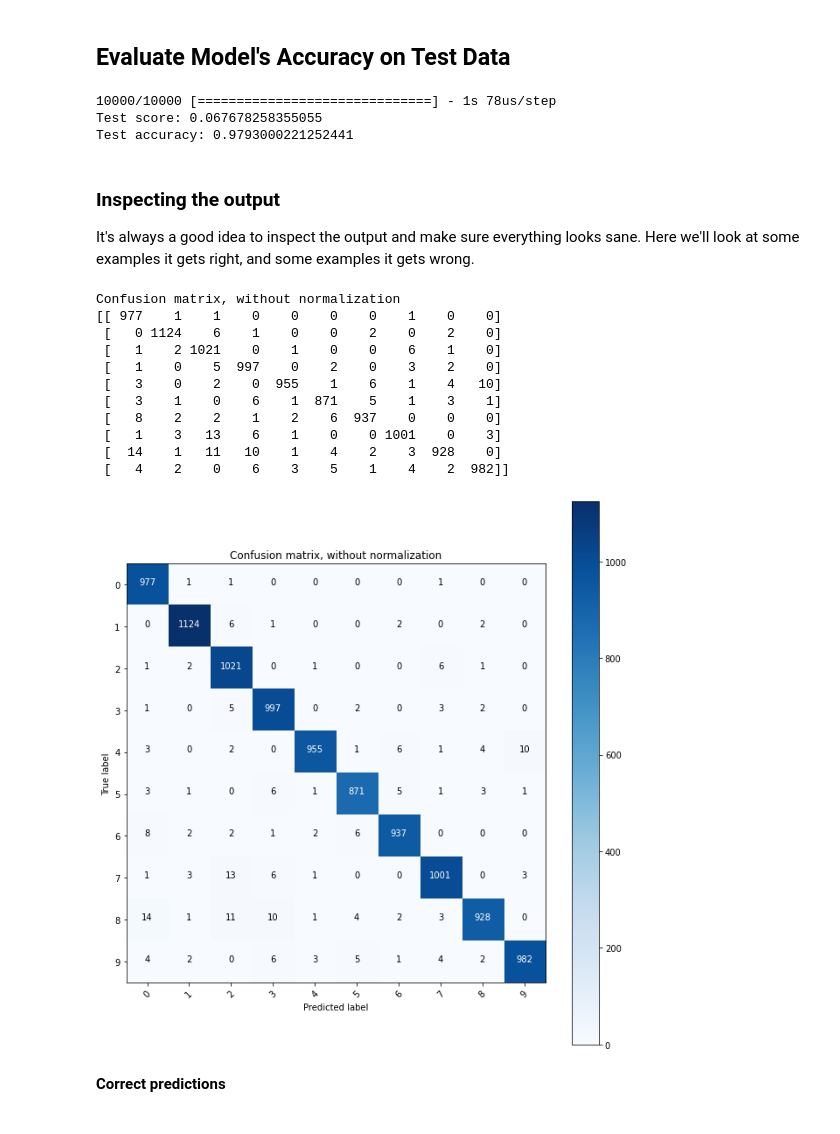
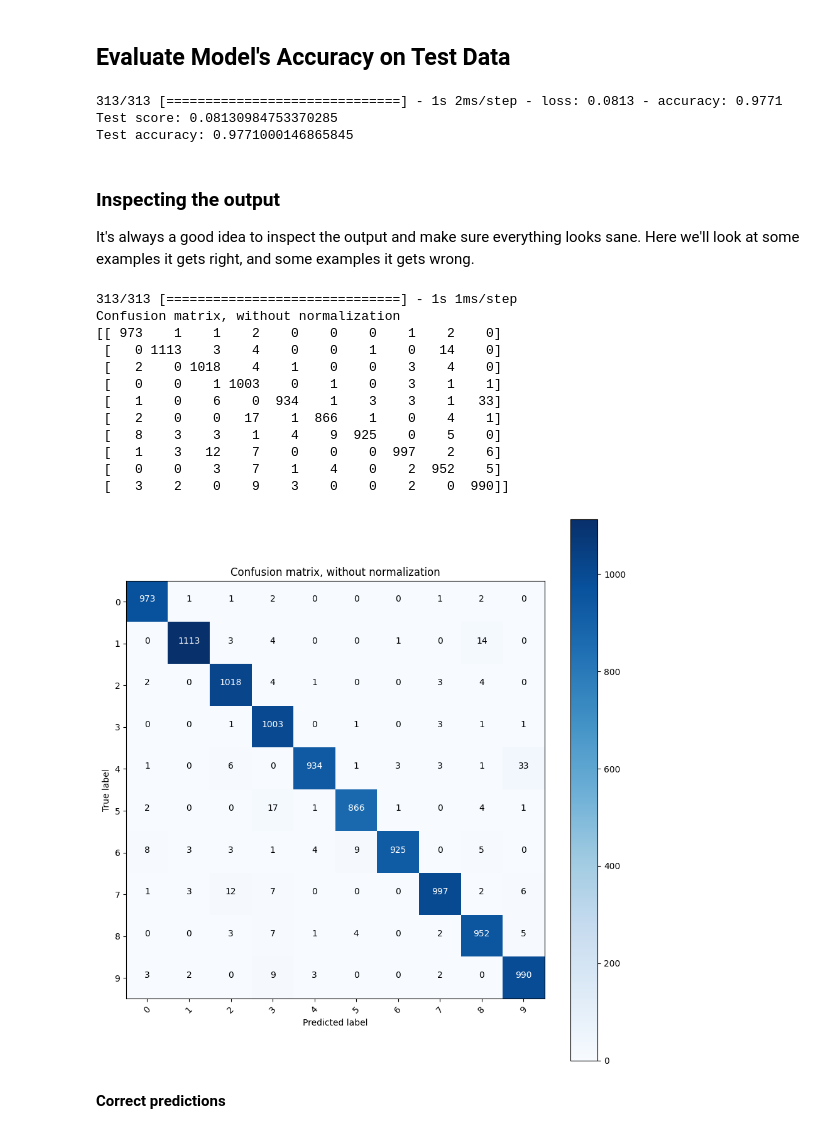
Before and after one commit to wut-mpg/ColabNotebooks, a Jupyter notebook: TWM_KerasIntro.ipynb, the cells around one changed output. Cells and saved outputs as stored; diff of their text form; code cells hidden in the pictures.

```diff
--- a/TWM_KerasIntro.ipynb
+++ b/TWM_KerasIntro.ipynb
@@ -308,7 +305,7 @@ So are smaller learning rates better? Not quite! It's important for an optimizer
 <img src = 'https://github.com/wut-mpg/keras-mnist-tutorial/raw/master/complicated_loss_function.png' >
 # %%
 # Let's use the Adam optimizer for learning
-adam = optimizers.Adam(lr=0.001)
+adam = tf.optimizers.Adam(learning_rate=0.001)
 model.compile(loss='categorical_crossentropy', optimizer=adam, metrics=['accuracy'])
 # %% [markdown]
 ## Train the model!
@@ -348,9 +343,9 @@ score = model.evaluate(X_test, Y_test)
 print('Test score:', score[0])
 print('Test accuracy:', score[1])
 # %% [output]
-10000/10000 [==============================] - 1s 78us/step
-Test score: 0.067678258355055
-Test accuracy: 0.9793000221252441
+313/313 [==============================] - 1s 2ms/step - loss: 0.0813 - accuracy: 0.9771
+Test score: 0.08130984753370285
+Test accuracy: 0.9771000146865845
 # %%
 def plot_confusion_matrix(cm, classes,
                           normalize=False,
@@ -393,36 +388,38 @@ It's always a good idea to inspect the output and make sure everything looks san
 # %%
 # The predict_classes function outputs the highest probability class
 # according to the trained classifier for each input example.
-predicted_classes = model.predict_classes(X_test)
+predict = model.predict(X_test)
+predicted_classes = np.argmax(predict,axis=1)
 
 # Check which items we got right / wrong
 correct_indices = np.nonzero(predicted_classes == y_test)[0]
 
 incorrect_indices = np.nonzero(predicted_classes != y_test)[0]
 
 cnf_matrix = confusion_matrix(y_test, predicted_classes)
 
 class_names = [str(i) for i in range(10)]
 
 # Plot non-normalized confusion matrix
 plt.figure()
 plot_confusion_matrix(cnf_matrix, classes=class_names,
                       title='Confusion matrix, without normalization')
 
 plt.show()
 # %% [output]
+313/313 [==============================] - 1s 1ms/step
 Confusion matrix, without normalization
-[[ 977    1    1    0    0    0    0    1    0    0]
- [   0 1124    6    1    0    0    2    0    2    0]
- [   1    2 1021    0    1    0    0    6    1    0]
- [   1    0    5  997    0    2    0    3    2    0]
- [   3    0    2    0  955    1    6    1    4   10]
- [   3    1    0    6    1  871    5    1    3    1]
- [   8    2    2    1    2    6  937    0    0    0]
- [   1    3   13    6    1    0    0 1001    0    3]
- [  14    1   11   10    1    4    2    3  928    0]
- [   4    2    0    6    3    5    1    4    2  982]]
+[[ 973    1    1    2    0    0    0    1    2    0]
+ [   0 1113    3    4    0    0    1    0   14    0]
+ [   2    0 1018    4    1    0    0    3    4    0]
+ [   0    0    1 1003    0    1    0    3    1    1]
+ [   1    0    6    0  934    1    3    3    1   33]
+ [   2    0    0   17    1  866    1    0    4    1]
+ [   8    3    3    1    4    9  925    0    5    0]
+ [   1    3   12    7    0    0    0  997    2    6]
+ [   0    0    3    7    1    4    0    2  952    5]
+ [   3    2    0    9    3    0    0    2    0  990]]
-[figure, old version]
+[figure, new version]
 # %% [markdown]
 **Correct predictions**
 # %%
```
Also changed, not shown: parts of 49 cells of this notebook.
